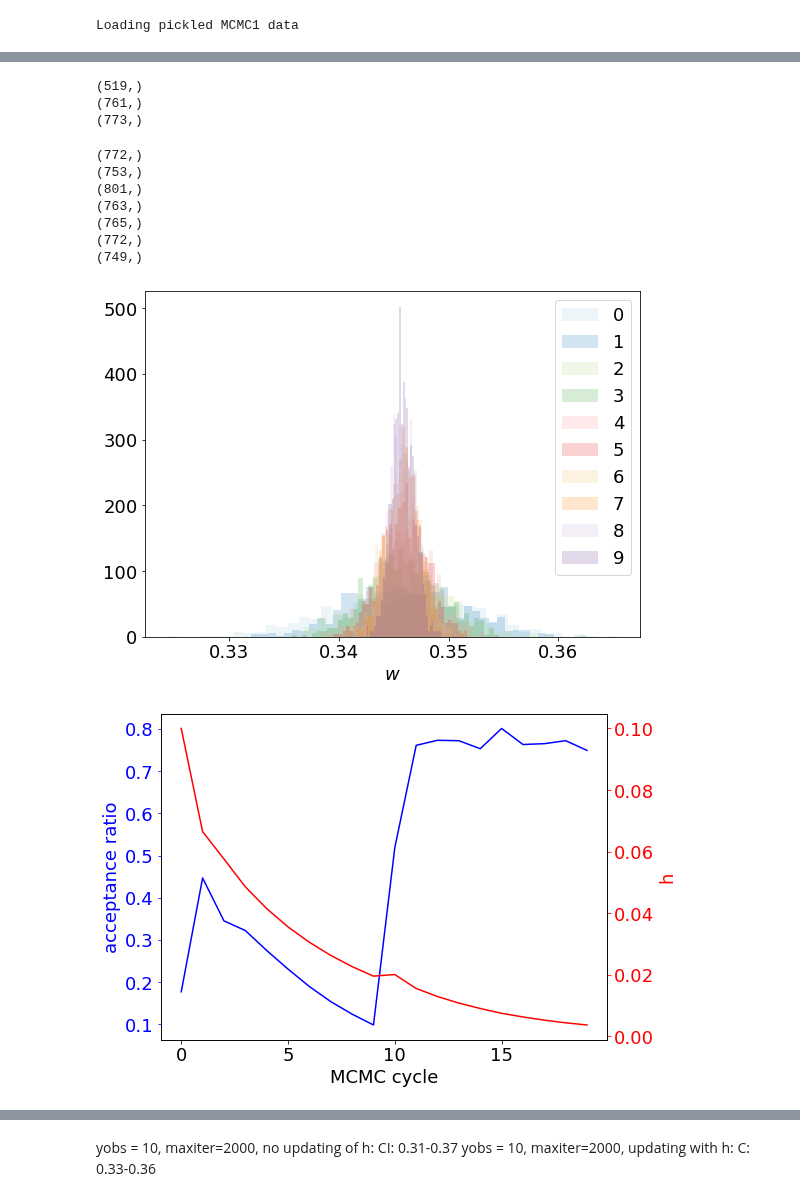
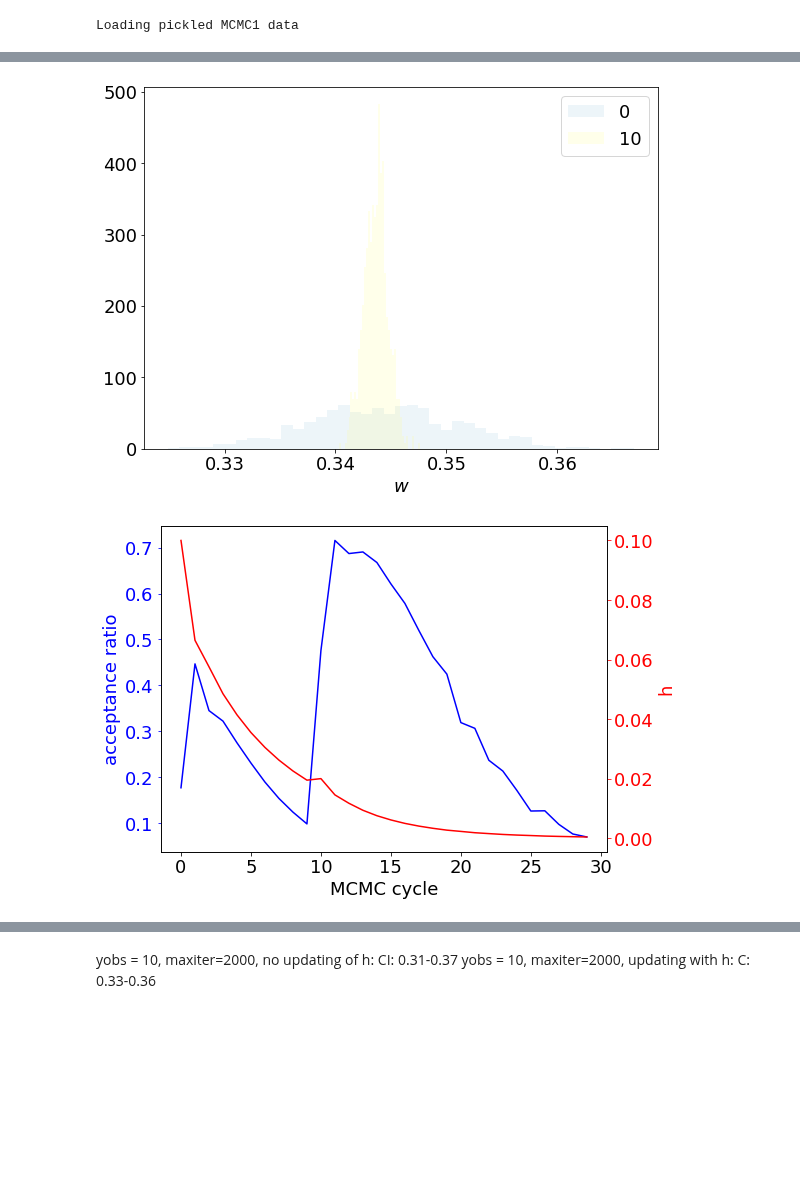
Before and after one commit to elindgren/asam_projects, a Jupyter notebook: Project3/project3_galton_board.ipynb, the cells around one changed output, grey strips where cells are left out. Drawn from its saved outputs; the diff is of its cells as text; code cells hidden in the pictures; blank space fills up the shorter version.

Commit message:
Run mcmc2 longer

```diff
--- a/Project3/project3_galton_board.ipynb
+++ b/Project3/project3_galton_board.ipynb
@@ -600,7 +577,7 @@ def cycles_MCMC(y_obs, s_std, alpha_std, prior, max_iter=100, h=0.5,updateh = Tr
         if plot and (i%5==0 or i==cycles-1):
             plot_posterior(ax, alpha, f'{i}', i, cycles,plot_ci=i==cycles-1)
         if not i==0 and updateh:
-            h = h/(1 + 0.2*(acc_ratio/(acc_rat[-1])))
+            h = h/(1 + 0.25*(acc_ratio/(acc_rat[-1])))
         hs.append(h)
         acc_rat.append(acc_ratio)
         alphas.append(alpha)
@@ -629,9 +606,9 @@ else:
 Loading pickled MCMC1 data
 # %%
 # Then run MCMC 2 with alst post as prior
-#nData = 100
-#y_obs = gen_exp_data(nData) # Remove these two!
-mcmc2_file = f'saved_structures/mcmc2_nData={nData}.p'
+nData = 100
+y_obs = gen_exp_data(nData) # Remove these two!
+mcmc2_file = f'saved_structures/mcmc2_nData1={1000}_nData2={100}_20_cycles.p'
 if os.path.isfile(mcmc2_file):
     print('Loading pickled MCMC2 data')
     data = pickle.load(open( mcmc2_file, "rb" ))
@@ -639,8 +616,8 @@ if os.path.isfile(mcmc2_file):
 else:
     print('Generating MCMC2 data')
     h=0.02
-    max_iter=1000
-    alphas2, acc2, hs2, prior2 = cycles_MCMC(y_obs, s_std, alpha_std, prior=prior1, max_iter = max_iter, h=h, case=2, cycles=10, plot=True)
+    max_iter=2000
+    alphas2, acc2, hs2, prior2 = cycles_MCMC(y_obs, s_std, alpha_std, prior=prior1, max_iter = max_iter, h=h, case=2, cycles=20, plot=True, statistic='NN')
     data = (alphas2, acc2, hs2, prior2)
     pickle.dump(data, open(mcmc2_file, "wb"))
 # %% [output]
@@ -648,37 +628,28 @@ Loading pickled MCMC2 data
 # %%
 acc_rat = np.concatenate([acc1, acc2])
 hs = np.concatenate([hs1, hs2])
 
 fig,ax = plt.subplots(figsize=(8,6))
 for i,a in enumerate(alphas2):
-    plot_posterior(ax, a, f'{i}',i,10)
+    if i%10 == 0:
+        plot_posterior(ax, a, f'{i}',i,30)
 
 fig, ax = plt.subplots(figsize=(8,6))
 p1, = ax.plot(acc_rat, c='b', label='acceptance ratio')
 ax2 = ax.twinx()
 p2, = ax2.plot(hs, c='r', label='h')
 
 ax2.set_ylabel('h')
 ax.set_ylabel('acceptance ratio')
 ax.set_xlabel('MCMC cycle')
 ax.yaxis.label.set_color(p1.get_color())
 ax2.yaxis.label.set_color(p2.get_color())
 ax.tick_params(axis='y', colors=p1.get_color())
 ax2.tick_params(axis='y', colors=p2.get_color())
 #ax2.set_yscale('log')
 # %% [output]
-(519,)
-(761,)
-(773,)
-(772,)
-(753,)
-(801,)
-(763,)
-(765,)
-(772,)
-(749,)
-[figure, old version]
+[figure, new version]
-[figure, old version]
+[figure, new version]
 # %%
 print(np.mean(alphas2[-1]), np.std(alphas2[-1]))
 print(f'CI for alpha: {np.mean(alphas2[-1]):.3f} +- {np.std(alphas2[-1]):.4f}')
```
Also changed, not shown: parts of 14 cells of this notebook, 2 other files.
